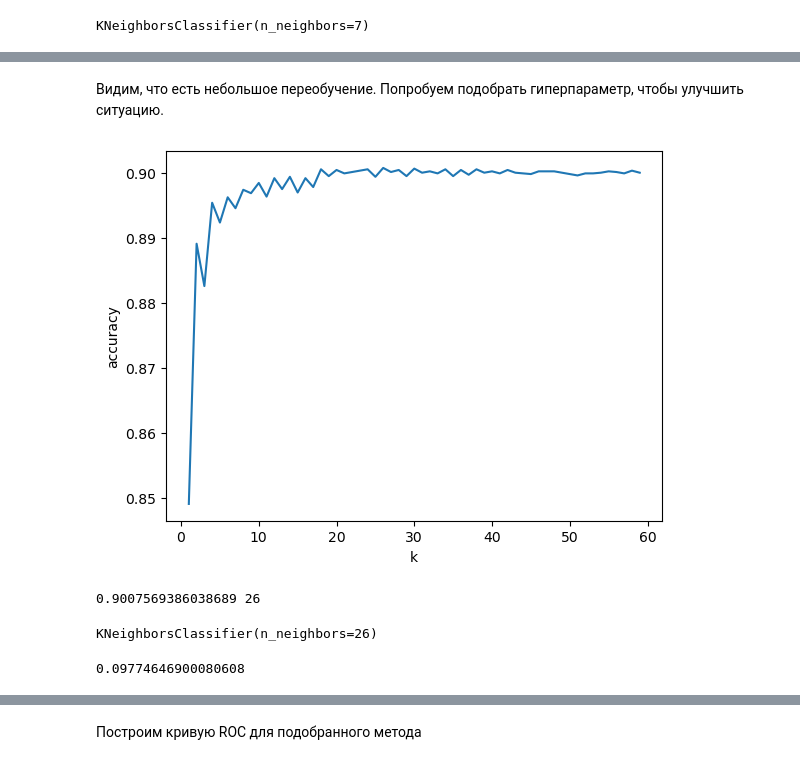
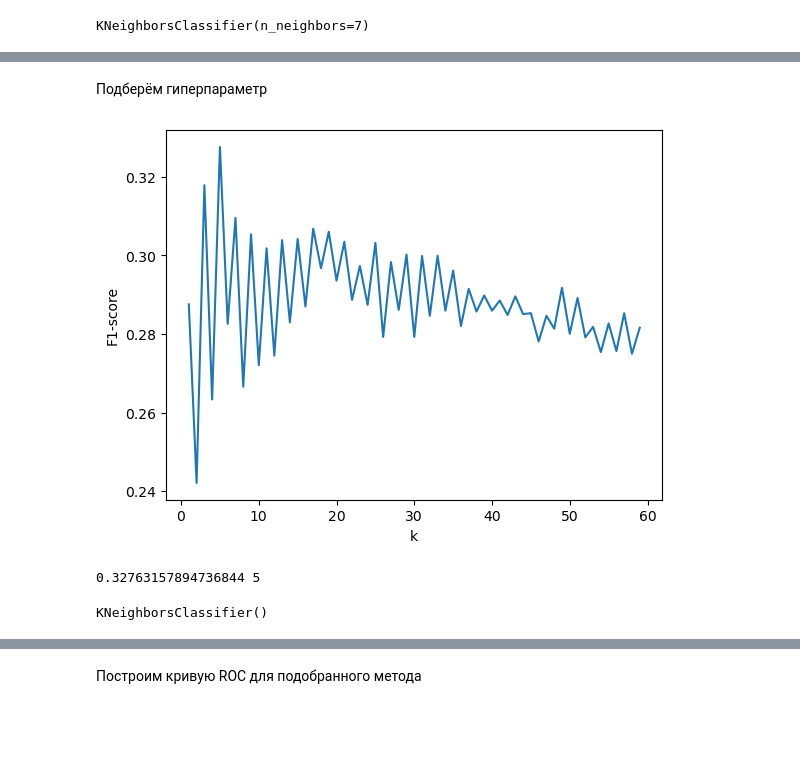
Before and after one commit to ko1o6ok/ML_homework, a Jupyter notebook: shcherbakov_pmop2.ipynb, the cells around one changed output, grey strips where cells are left out. Saved outputs shown, nothing was run; the diff lists cells and outputs as text; code cells hidden in the pictures; blank space fills up the shorter version.

```diff
--- a/shcherbakov_pmop2.ipynb
+++ b/shcherbakov_pmop2.ipynb
@@ -725,5 +701,5 @@ f1_score(neigh.predict(X_test), y_test, average='binary')
 # %% [markdown]
-Видим, что есть небольшое переобучение. Попробуем подобрать гиперпараметр, чтобы улучшить ситуацию.
+Подберём гиперпараметр
 # %%
 K = range(1,60)
 scores = []
@@ -733,7 +709,7 @@ k_max_score = 0
 for k in K:
     neigh = KNeighborsClassifier(n_neighbors=k)
     neigh.fit(X_train,y_train)
-    scr = neigh.score(X_test,y_test)
+    scr = f1_score(neigh.predict(X_test), y_test, average='binary')
     if(scr > max_score):
         max_score = scr
         k_max_score = k
@@ -741,23 +717,19 @@ for k in K:
 # %%
 plt.plot(K,scores)
 plt.xlabel('k')
-plt.ylabel('accuracy')
+plt.ylabel('F1-score')
 pass
 # %% [output]
-[figure, old version]
+[figure, new version]
 # %%
 print(max_score,k_max_score)
 # %% [output]
-0.9007569386038689 26
+0.32763157894736844 5
 # %%
-neigh = KNeighborsClassifier(n_neighbors=26)
+neigh = KNeighborsClassifier(n_neighbors=k_max_score)
 neigh.fit(X_train,y_train)
 # %% [output]
-KNeighborsClassifier(n_neighbors=26)
+KNeighborsClassifier()
-# %%
-1-neigh.score(X_train,y_train)
-# %% [output]
-0.09774646900080608
 # %%
 f1_score(neigh.predict(X_train), y_train, average='binary')
 # %% [output]
```
Also changed, not shown: parts of 43 cells of this notebook.
